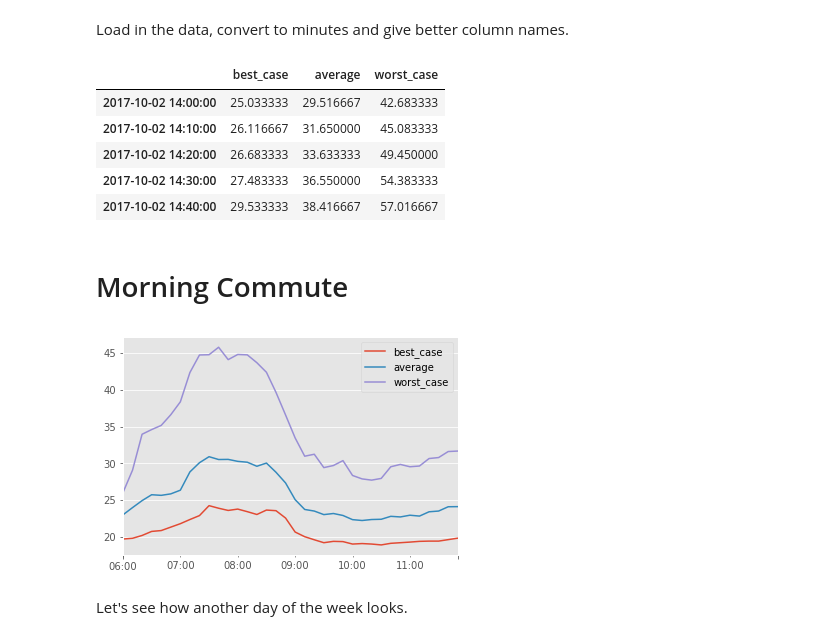
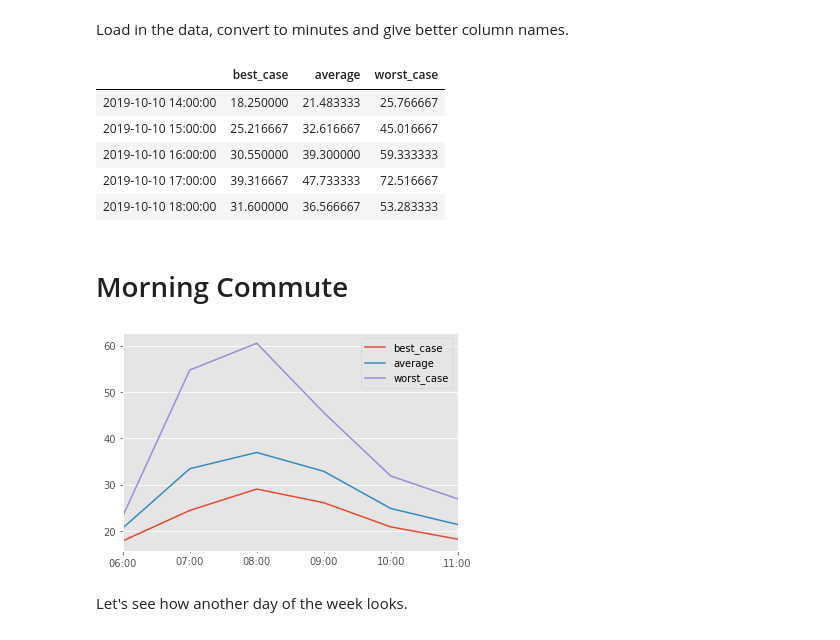
Before and after one commit to cselig/commute_time, a Jupyter notebook: plots.ipynb, the cells around one changed output. Saved outputs shown, nothing was run; the diff lists cells and outputs as text; code cells hidden in the pictures.

```diff
--- a/plots.ipynb
+++ b/plots.ipynb
@@ -8,32 +8,34 @@ import datetime
 import matplotlib.pyplot as plt
 plt.style.use('ggplot')
 
-going_df = pd.read_pickle('data/pickles/going_df.p')
+going_df = pd.read_pickle('./data/going_df.p')
 
-returning_df = pd.read_pickle('data/pickles/returning_df.p')
+returning_df = pd.read_pickle('./data/returning_df.p')
 
 # transform seconds to minutes
 going_df = going_df / 60
 returning_df = returning_df / 60
 # change column names for clarity
-going_df = going_df.rename(columns={'optimistic':'best_case', 'best_guess':'average', 'pessimistic':'worst_case'})
-returning_df = returning_df.rename(columns={'optimistic':'best_case', 'best_guess':'average', 'pessimistic':'worst_case'})
+col_names = {'optimistic':'best_case', 'best_guess':'average', 'pessimistic':'worst_case'}
+going_df = going_df.rename(columns=col_names)
+returning_df = returning_df.rename(columns=col_names)
 
 returning_df.head()
 # %% [output]
 |  | best_case | average | worst_case |
-| 2017-10-02 14:00:00 | 25.033333 | 29.516667 | 42.683333 |
-| 2017-10-02 14:10:00 | 26.116667 | 31.650000 | 45.083333 |
-| 2017-10-02 14:20:00 | 26.683333 | 33.633333 | 49.450000 |
-| 2017-10-02 14:30:00 | 27.483333 | 36.550000 | 54.383333 |
-| 2017-10-02 14:40:00 | 29.533333 | 38.416667 | 57.016667 |
+| 2019-10-10 14:00:00 | 18.250000 | 21.483333 | 25.766667 |
+| 2019-10-10 15:00:00 | 25.216667 | 32.616667 | 45.016667 |
+| 2019-10-10 16:00:00 | 30.550000 | 39.300000 | 59.333333 |
+| 2019-10-10 17:00:00 | 39.316667 | 47.733333 | 72.516667 |
+| 2019-10-10 18:00:00 | 31.600000 | 36.566667 | 53.283333 |
 # %% [markdown]
 # Morning Commute
 # %%
-monday_going_df = going_df['2017-10-2']
+# TODO redo this date logic
+monday_going_df = going_df['2019-10-10']
 monday_going_df.plot(kind='line');
 # %% [output]
-[figure, old version]
+[figure, new version]
 # %% [markdown]
 Let's see how another day of the week looks.
 # %%
```
Also changed, not shown: parts of 4 cells of this notebook, 9 other files.
